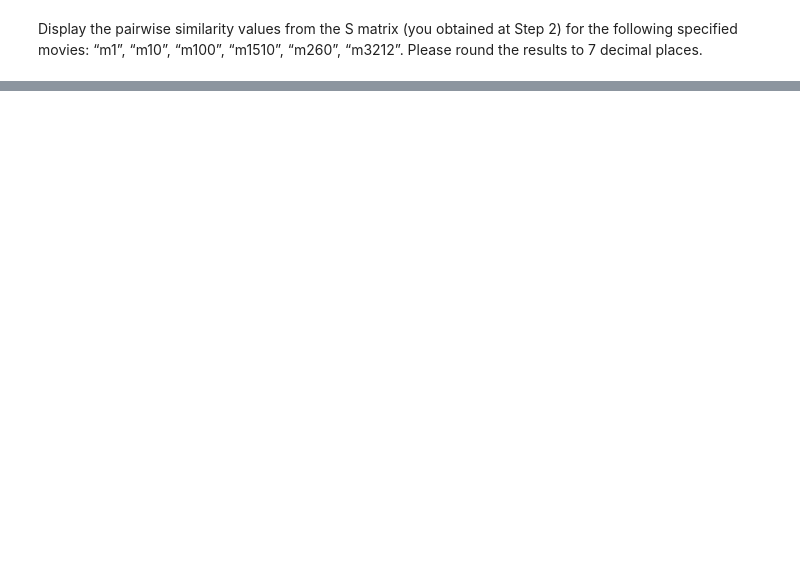
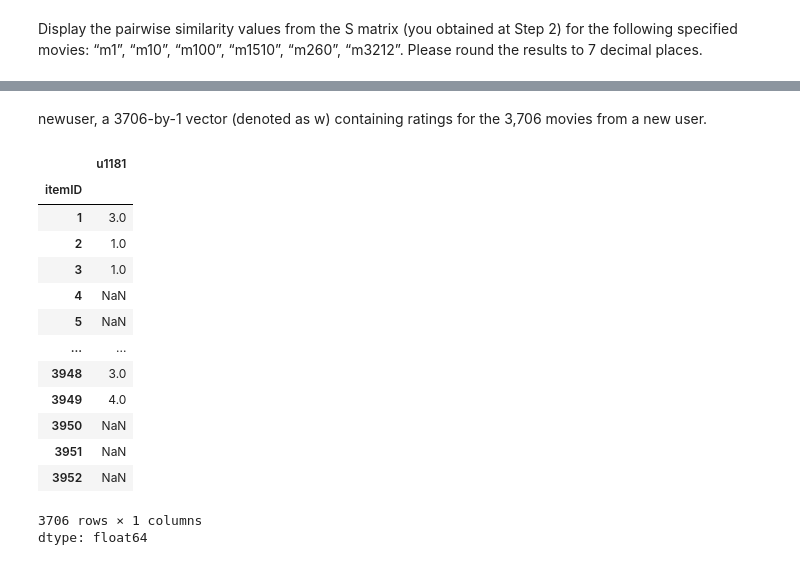
Before and after one commit to zelal-Eizaldeen/project2_Walmart_Price_Prediction, a Jupyter notebook: project4_3113_zelalae2.ipynb, the cells around one changed output, grey strips where cells are left out. Cells and saved outputs as stored; diff of their text form; code cells hidden in the pictures; blank space fills up the shorter version.

```diff
--- a/project4_3113_zelalae2.ipynb
+++ b/project4_3113_zelalae2.ipynb
@@ -546,0 +584,20 @@ s_matrix_top30 = keep_top_n(s_matrix_new, 30)
+# %% [markdown]
+newuser, a 3706-by-1 vector (denoted as w) containing ratings for the 3,706 movies from a new user.
+# %%
+rating_matrix.loc['u1181']
+# %% [output]
+|  | u1181 |
+| itemID |  |
+| 1 | 3.0 |
+| 2 | 1.0 |
+| 3 | 1.0 |
+| 4 | NaN |
+| 5 | NaN |
+| ... | ... |
+| 3948 | 3.0 |
+| 3949 | 4.0 |
+| 3950 | NaN |
+| 3951 | NaN |
+| 3952 | NaN |
+3706 rows × 1 columns
+dtype: float64
```
Also changed, not shown: parts of 15 cells of this notebook.
